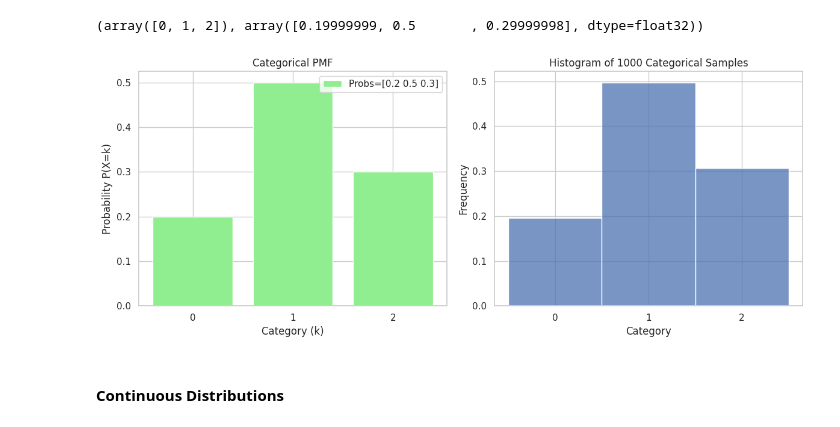
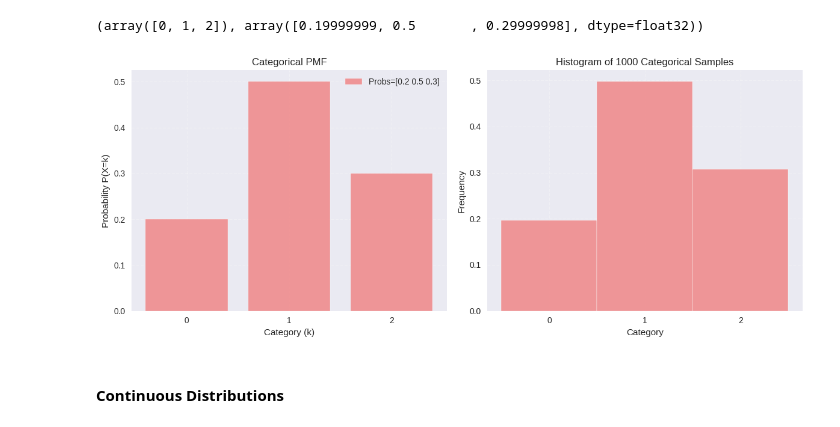
Before and after one commit to sandeshjung/Machine-Learning-Foundation, a Jupyter notebook: 00_Mathematical_foundation/probability_statistics.ipynb, the cells around one changed output. Saved outputs shown, nothing was run; the diff lists cells and outputs as text; code cells hidden in the pictures.

```diff
--- a/00_Mathematical_foundation/probability_statistics.ipynb
+++ b/00_Mathematical_foundation/probability_statistics.ipynb
@@ -120,19 +120,34 @@ tensor([0.0010, 0.0098, 0.0439, 0.1172, 0.2051, 0.2461, 0.2051, 0.1172, 0.0439,
 n_samples_binom = 1000
 samples_binomial = binomial_dist.sample(sample_shape=torch.Size([n_samples_binom]))
 # %%
+plt.style.use('seaborn-v0_8')
 plt.figure(figsize=(12, 5))
+
 plt.subplot(1, 2, 1)
-plt.bar(k_values_binomial.numpy(), pmf_binomial.numpy(), color='lightcoral', label=f'n={total_count_binomial}, p={probs_binomial.item():.1f}')
+plt.bar(k_values_binomial.numpy(), pmf_binomial.numpy(),
+       color='lightcoral',
+       alpha=0.8,
+       label=f'n={total_count_binomial}, p={probs_binomial.item():.1f}')
+
 plt.title('Binomial PMF')
 plt.xlabel('Number of Successes (k)')
 plt.ylabel('Probability P(X=k)')
+plt.grid(alpha=0.3, linestyle='--')
 plt.legend()
 
 plt.subplot(1, 2, 2)
-sns.histplot(samples_binomial.numpy(), discrete=True, stat="probability", bins=total_count_binomial+1)
+sns.histplot(samples_binomial.numpy(),
+            discrete=True,
+            stat="probability",
+            bins=total_count_binomial+1,
+            color='lightcoral',
+            alpha=0.8)
+
 plt.title(f'Histogram of {n_samples_binom} Binomial Samples')
 plt.xlabel('Number of Successes')
 plt.ylabel('Frequency')
+plt.grid(alpha=0.3, linestyle='--')
+
 plt.tight_layout()
 plt.show()
 # %% [output]
@@ -168,25 +183,40 @@ k_values_categorical.numpy(), pmf_categorical.numpy()
 n_samples_cat = 1000
 samples_categorical = categorical_dist.sample(sample_shape=torch.Size([n_samples_cat]))
 # %%
+plt.style.use('seaborn-v0_8')
 plt.figure(figsize=(12, 5))
+
 plt.subplot(1, 2, 1)
-plt.bar(k_values_categorical.numpy(), pmf_categorical.numpy(), color='lightgreen', label=f'Probs={probs_categorical.numpy()}')
+plt.bar(k_values_categorical.numpy(), pmf_categorical.numpy(),
+       color='lightcoral',
+       alpha=0.8,
+       label=f'Probs={probs_categorical.numpy()}')
+
 plt.title('Categorical PMF')
 plt.xlabel('Category (k)')
 plt.ylabel('Probability P(X=k)')
 plt.xticks(k_values_categorical.numpy())
+plt.grid(alpha=0.3, linestyle='--')
 plt.legend()
 
 plt.subplot(1, 2, 2)
-sns.histplot(samples_categorical.numpy(), discrete=True, stat="probability", bins=len(probs_categorical))
+sns.histplot(samples_categorical.numpy(),
+            discrete=True,
+            stat="probability",
+            bins=len(probs_categorical),
+            color='lightcoral',
+            alpha=0.8)
+
 plt.title(f'Histogram of {n_samples_cat} Categorical Samples')
 plt.xlabel('Category')
 plt.ylabel('Frequency')
 plt.xticks(k_values_categorical.numpy())
+plt.grid(alpha=0.3, linestyle='--')
+
 plt.tight_layout()
 plt.show()
 # %% [output]
-[figure, old version]
+[figure, new version]
 # %% [markdown]
 #### Continuous Distributions
 # %% [markdown]
```
Also changed, not shown: parts of 4 cells of this notebook.
